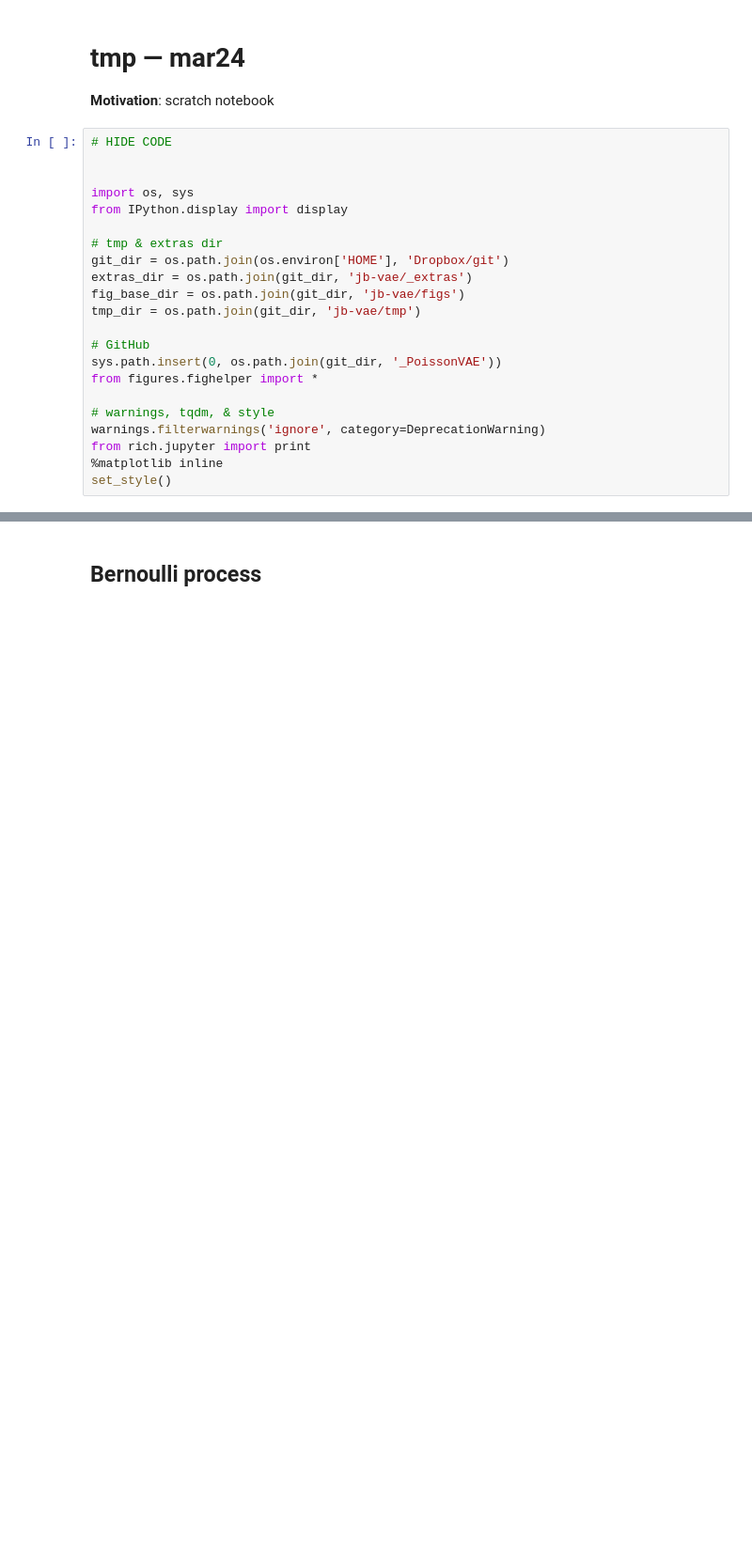
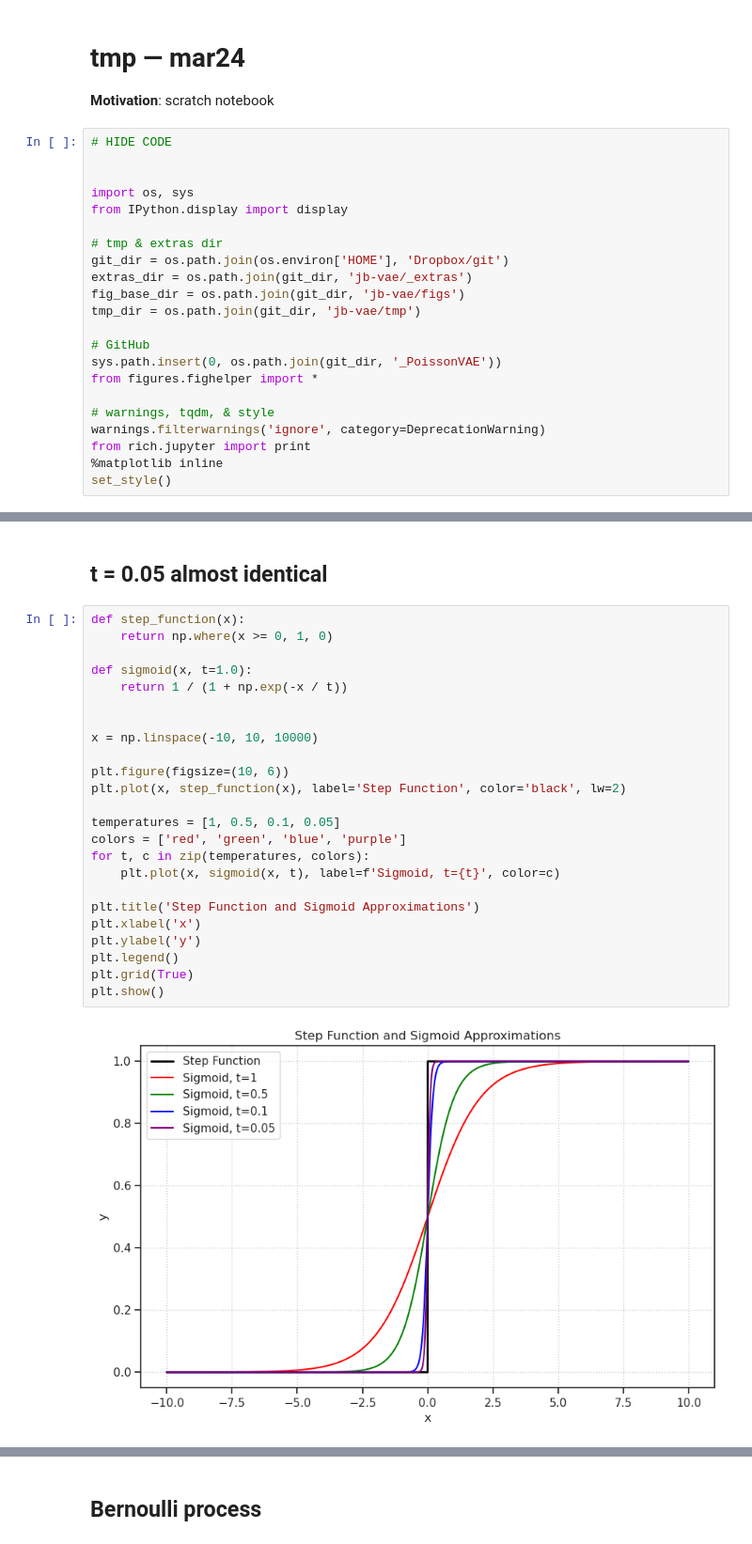
Before and after one commit to hadivafaii/jb-vae, a Jupyter notebook: _sources/nb/2024-03/tmp-mar24.ipynb, the cells around one changed output, grey strips where cells are left out. Shown at 94% size. Cells and saved outputs as stored; diff of their text form; blank space fills up the shorter version.

```diff
--- a/_sources/nb/2024-03/tmp-mar24.ipynb
+++ b/_sources/nb/2024-03/tmp-mar24.ipynb
@@ -26,0 +69,28 @@ set_style()
+# %% [markdown]
+## t = 0.05 almost identical
+# %%
+def step_function(x):
+    return np.where(x >= 0, 1, 0)
+
+def sigmoid(x, t=1.0):
+    return 1 / (1 + np.exp(-x / t))
+
+
+x = np.linspace(-10, 10, 10000)
+
+plt.figure(figsize=(10, 6))
+plt.plot(x, step_function(x), label='Step Function', color='black', lw=2)
+
+temperatures = [1, 0.5, 0.1, 0.05]
+colors = ['red', 'green', 'blue', 'purple']
+for t, c in zip(temperatures, colors):
+    plt.plot(x, sigmoid(x, t), label=f'Sigmoid, t={t}', color=c)
+
+plt.title('Step Function and Sigmoid Approximations')
+plt.xlabel('x')
+plt.ylabel('y')
+plt.legend()
+plt.grid(True)
+plt.show()
+# %% [output]
+[figure, added]
```
Also changed, not shown: parts of 14 cells of this notebook, 58 other files.
